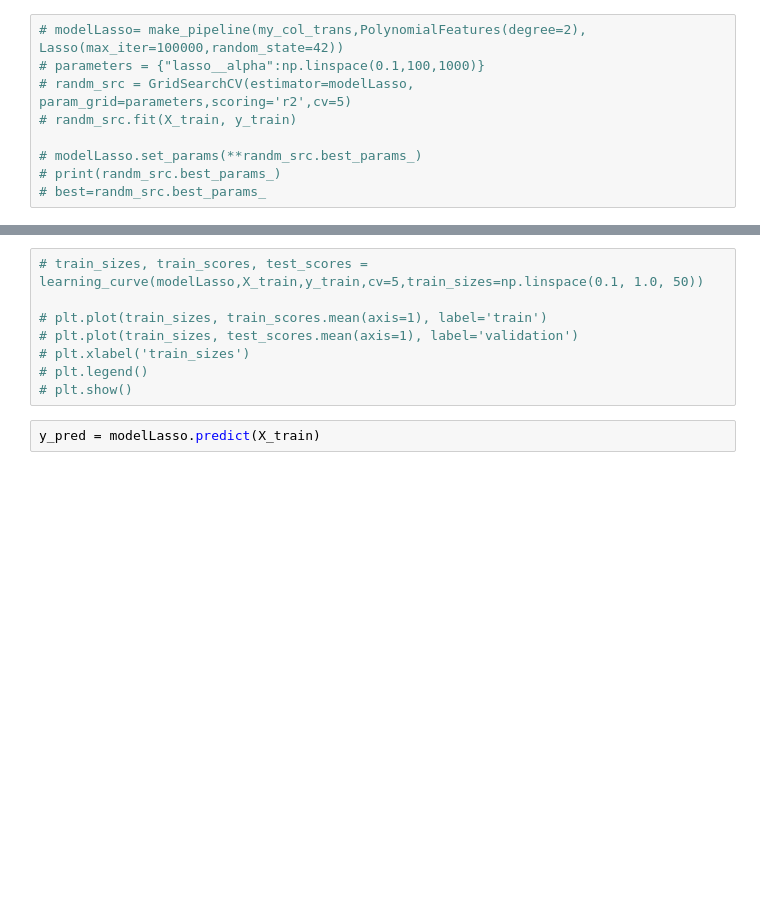
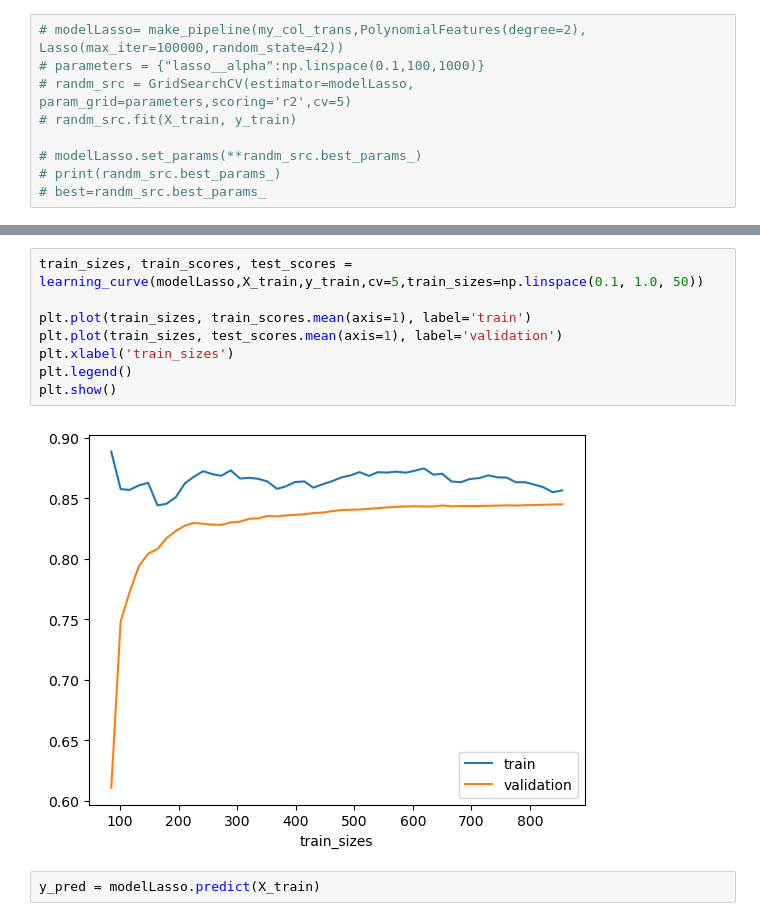
Before and after one commit to StevenDelval/Predire-une-prime-d-assurance-grace-l-IA, a Jupyter notebook: modelisation.ipynb, the cells around one changed output, grey strips where cells are left out. Drawn from its saved outputs; the diff is of its cells as text; blank space fills up the shorter version.

Commit message:
new model

```diff
--- a/modelisation.ipynb
+++ b/modelisation.ipynb
@@ -83,11 +83,13 @@ r2_score(modelLasso.predict(X_test),y_test)
 # %%
-# train_sizes, train_scores, test_scores = learning_curve(modelLasso,X_train,y_train,cv=5,train_sizes=np.linspace(0.1, 1.0, 50))
+train_sizes, train_scores, test_scores = learning_curve(modelLasso,X_train,y_train,cv=5,train_sizes=np.linspace(0.1, 1.0, 50))
 
-# plt.plot(train_sizes, train_scores.mean(axis=1), label='train')
-# plt.plot(train_sizes, test_scores.mean(axis=1), label='validation')
-# plt.xlabel('train_sizes')
-# plt.legend()
-# plt.show()
+plt.plot(train_sizes, train_scores.mean(axis=1), label='train')
+plt.plot(train_sizes, test_scores.mean(axis=1), label='validation')
+plt.xlabel('train_sizes')
+plt.legend()
+plt.show()
+# %% [output]
+[figure, added]
 # %%
 y_pred = modelLasso.predict(X_train)
 # %%
```
Also changed, not shown: parts of 17 cells of this notebook, 1 other file.
